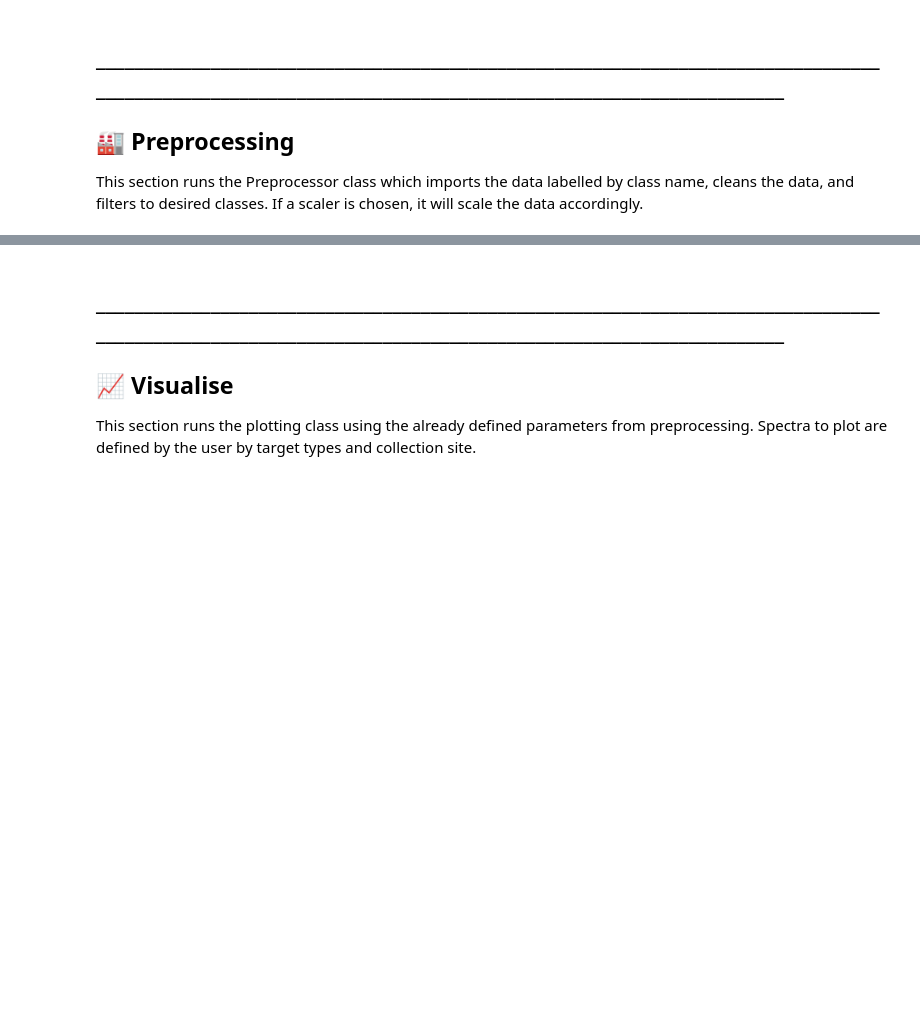
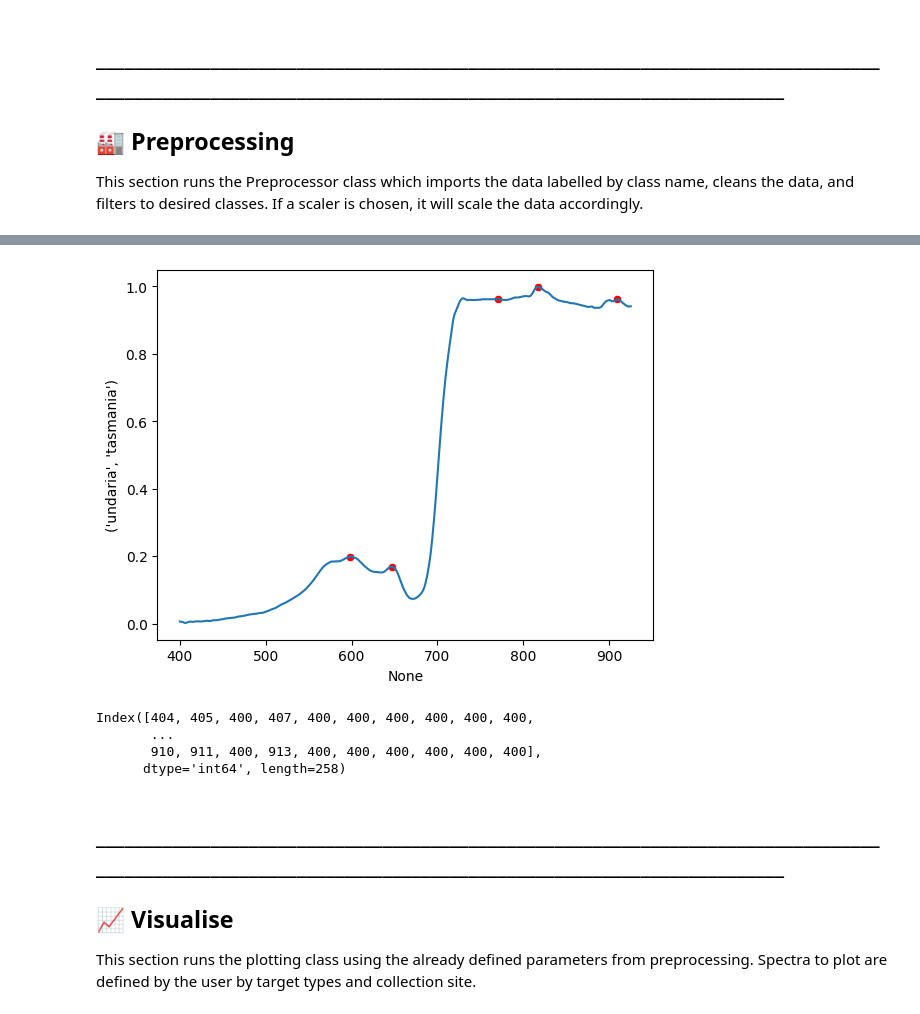
Before and after one commit to uqgrowan/Spectral-Separability-Analysis, a Jupyter notebook: spectral_separability.ipynb, the cells around one changed output, grey strips where cells are left out. Saved outputs shown, nothing was run; the diff lists cells and outputs as text; code cells hidden in the pictures; blank space fills up the shorter version.

```diff
--- a/spectral_separability.ipynb
+++ b/spectral_separability.ipynb
@@ -67,0 +197,27 @@ print(labels_prepped.head())
+# %%
+# Calculate absolute value of derivative
+absolute = np.absolute(deriv_1)
+
+# Find peaks in peaks_data val of derivative
+peaks_data = smoothed
+col = 34
+h = None
+prom = 0.001
+dist = 5
+w = 5
+rel_h = 0.5
+peaks, properties = fp(x = peaks_data.iloc[:, col],
+                       height = h,
+                       prominence= prom,
+                       distance = dist,
+                       width = w,
+                       rel_height = rel_h,
+                       )
+len(peaks)
+
+# Plot peaks_data and identified peaks
+sns.lineplot(data = peaks_data, x = peaks_data.index, y = peaks_data.iloc[:, col] )
+sns.scatterplot(data = peaks_data.iloc[peaks], x = peaks_data.iloc[peaks].index, y = peaks_data.iloc[peaks, col], color = "red")
+plt.show()
+# %% [output]
+[figure, added]
@@ -68,3 +261,10 @@ print(labels_prepped.head())
+# %%
+p
+# %% [output]
+Index([404, 405, 400, 407, 400, 400, 400, 400, 400, 400,
+       ...
+       910, 911, 400, 913, 400, 400, 400, 400, 400, 400],
+      dtype='int64', length=258)
 # %% [markdown]
 ## __________________________________________________________________________________________________________________________________________________________
 ##
```
Also changed, not shown: parts of 14 cells of this notebook, 13 other files.
